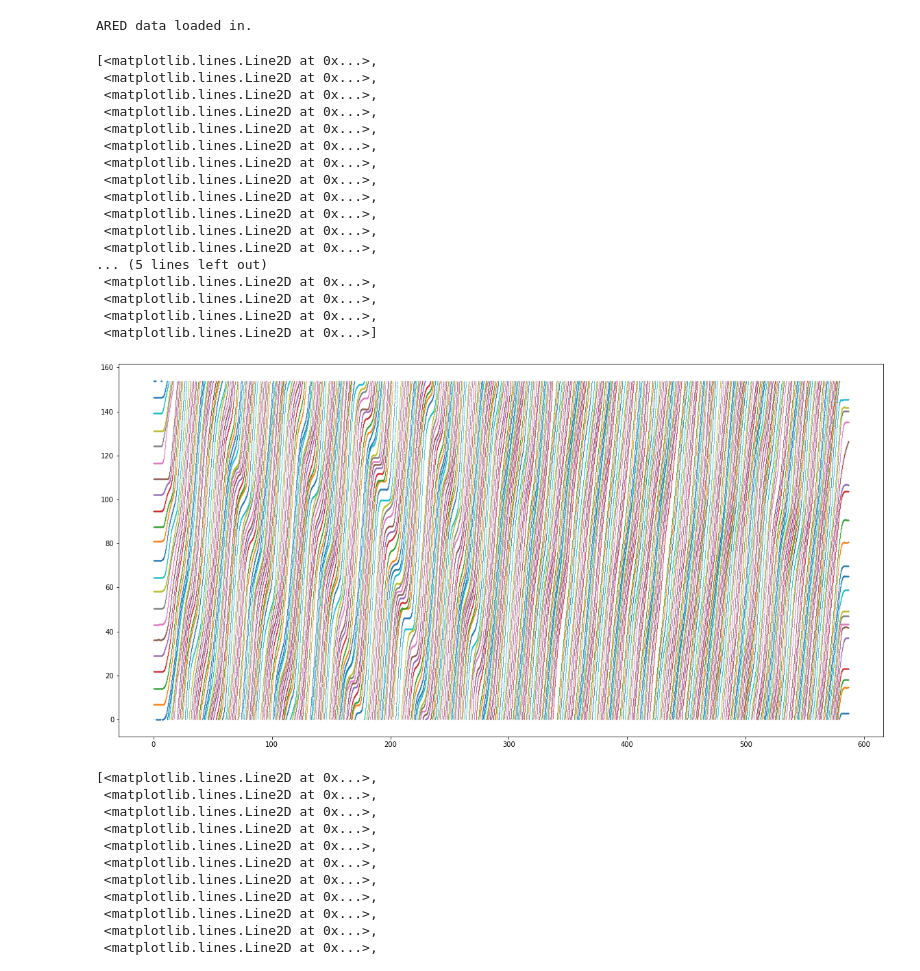
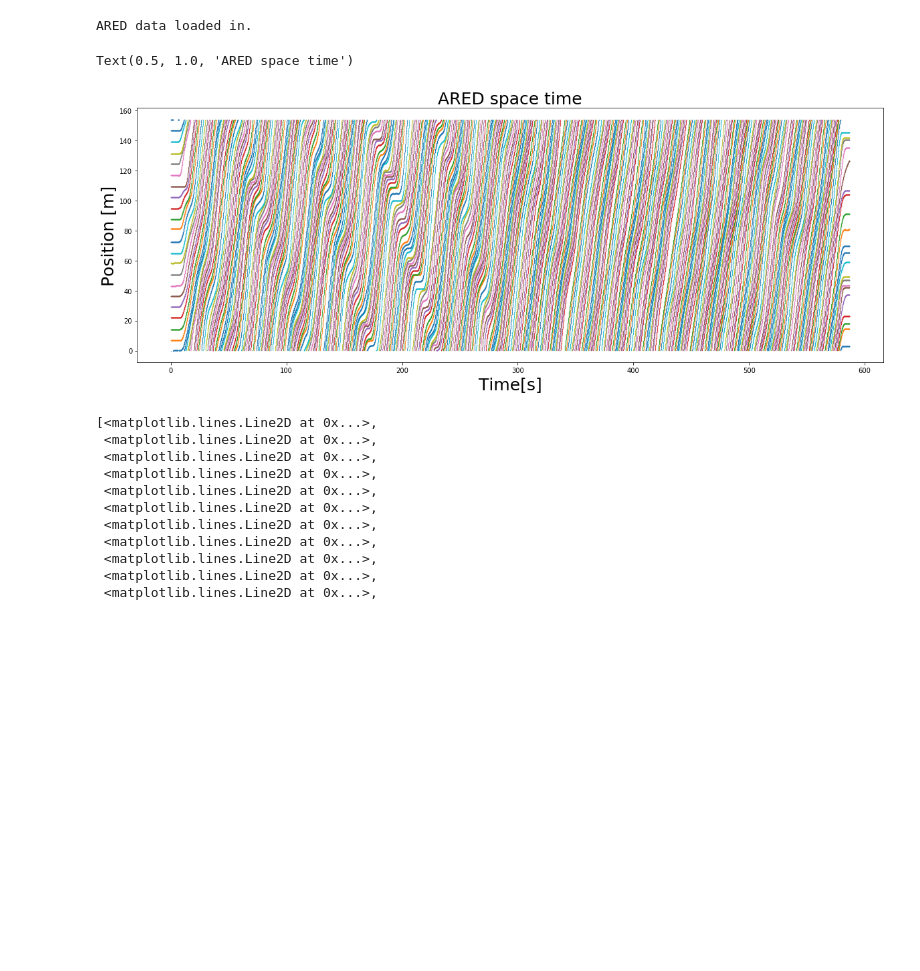
Before and after one commit to georgegunter/Anti-Flow, a Jupyter notebook: detector_dev/Test_detection_on_ARED.ipynb, the cells around one changed output. Cells and saved outputs as stored; diff of their text form; code cells hidden in the pictures; blank space fills up the shorter version.

```diff
--- a/detector_dev/Test_detection_on_ARED.ipynb
+++ b/detector_dev/Test_detection_on_ARED.ipynb
@@ -117,27 +116,15 @@ ARED data loaded in.
 # %%
 ring_length_effective = 153.9 #Amount of free space when car lengths are taken out
 
-plt.figure(figsize=[20,10])
+plt.figure(figsize=[20,7])
 plt.plot(T_vals,np.mod(X_vals,ring_length_effective),'.',markersize=0.5)
+
+plt.ylabel('Position [m]',fontsize=25)
+plt.xlabel('Time[s]',fontsize=25)
+plt.title('ARED space time',fontsize=25)
 # %% [output]
-[<matplotlib.lines.Line2D at 0x...>,
- <matplotlib.lines.Line2D at 0x...>,
- <matplotlib.lines.Line2D at 0x...>,
- <matplotlib.lines.Line2D at 0x...>,
- <matplotlib.lines.Line2D at 0x...>,
- <matplotlib.lines.Line2D at 0x...>,
- <matplotlib.lines.Line2D at 0x...>,
- <matplotlib.lines.Line2D at 0x...>,
- <matplotlib.lines.Line2D at 0x...>,
- <matplotlib.lines.Line2D at 0x...>,
- <matplotlib.lines.Line2D at 0x...>,
- <matplotlib.lines.Line2D at 0x...>,
-... (5 lines left out)
- <matplotlib.lines.Line2D at 0x...>,
- <matplotlib.lines.Line2D at 0x...>,
- <matplotlib.lines.Line2D at 0x...>,
- <matplotlib.lines.Line2D at 0x...>]
+Text(0.5, 1.0, 'ARED space time')
-[figure, old version]
+[figure, new version]
 # %%
 train_begin = 600
 train_end = 275*30
```
Also changed, not shown: parts of 2 cells of this notebook, 21 other files.
